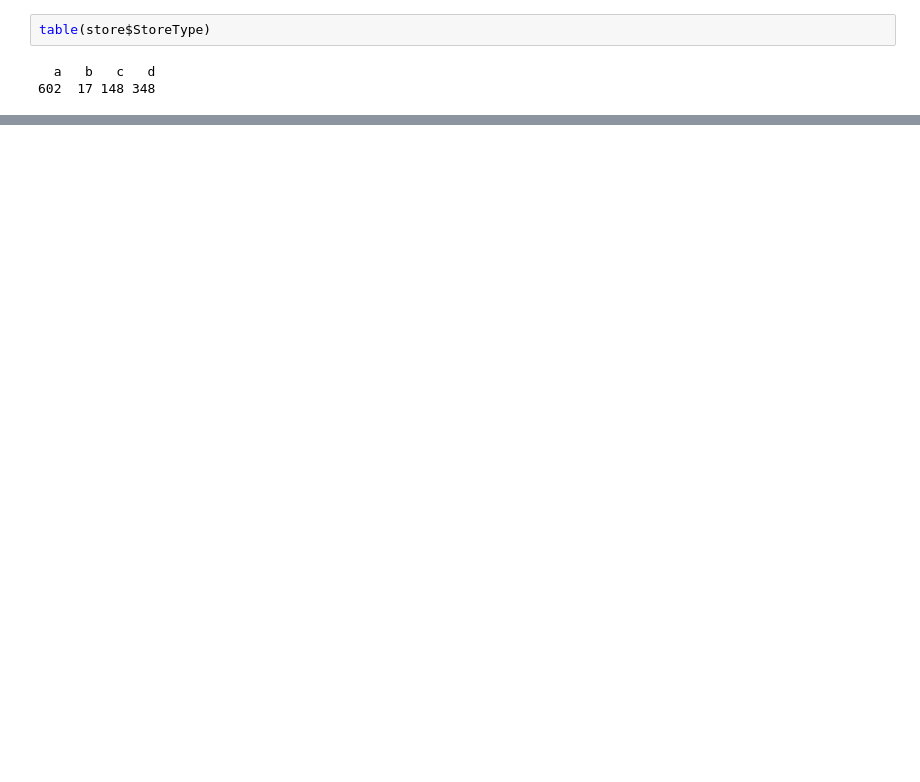
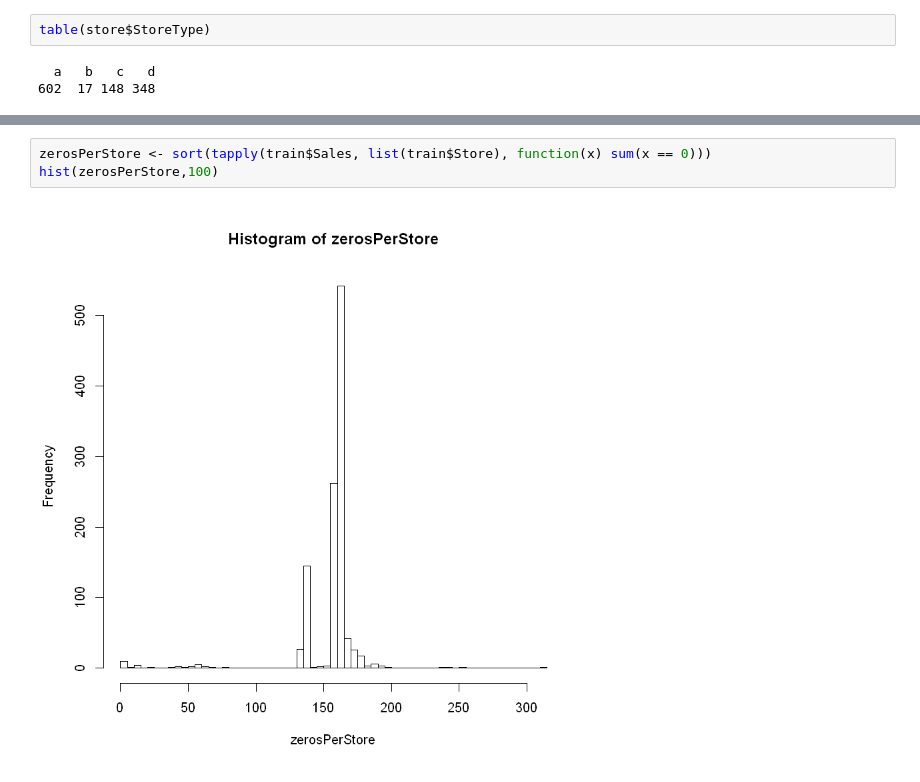
Before and after one commit to MohamedBaligh/r-programming, a Jupyter notebook: Project 2 Rossmann Exploratory Analysis.ipynb, the cells around one changed output, grey strips where cells are left out. Drawn from its saved outputs; the diff is of its cells as text; blank space fills up the shorter version.

```diff
--- a/Project 2 Rossmann Exploratory Analysis.ipynb
+++ b/Project 2 Rossmann Exploratory Analysis.ipynb
@@ -213,0 +244,5 @@ table(store$StoreType)
+# %%
+zerosPerStore <- sort(tapply(train$Sales, list(train$Store), function(x) sum(x == 0)))
+hist(zerosPerStore,100)
+# %% [output]
+[figure, added]
```
Also changed, not shown: parts of 14 cells of this notebook, 3 other files.
